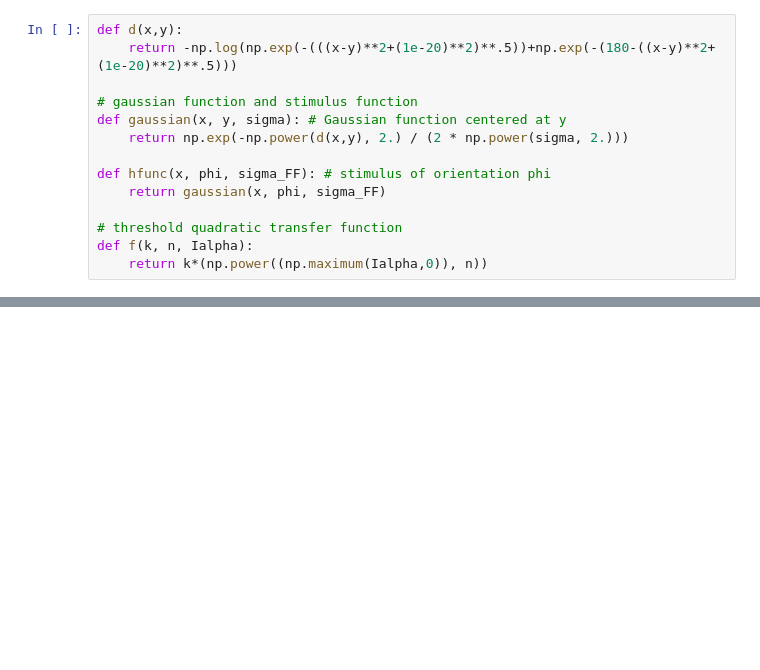
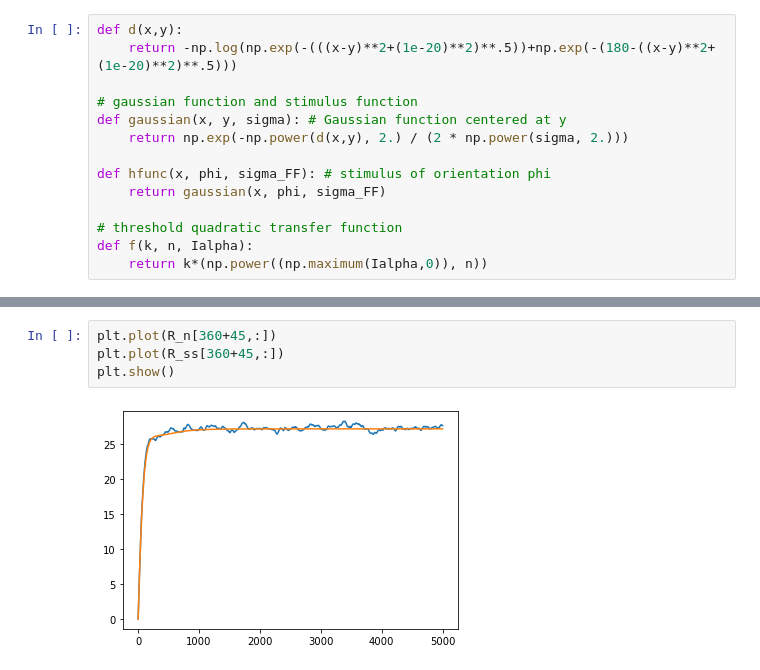
Before and after one commit to alexnegron/SCGB-Fellowship, a Jupyter notebook: Two ring model.ipynb, the cells around one changed output, grey strips where cells are left out. Saved outputs shown, nothing was run; the diff lists cells and outputs as text; blank space fills up the shorter version.

```diff
--- a/Two ring model.ipynb
+++ b/Two ring model.ipynb
@@ -87,0 +160,6 @@ r_E1, r_I1, r_E2, r_I2, R_E1, R_I1, R_E2, R_I2, xs, ts, c, h = two_ring_model(t0
+# %%
+plt.plot(R_n[360+45,:])
+plt.plot(R_ss[360+45,:])
+plt.show()
+# %% [output]
+[figure, added]
```
Also changed, not shown: parts of 28 cells of this notebook.
